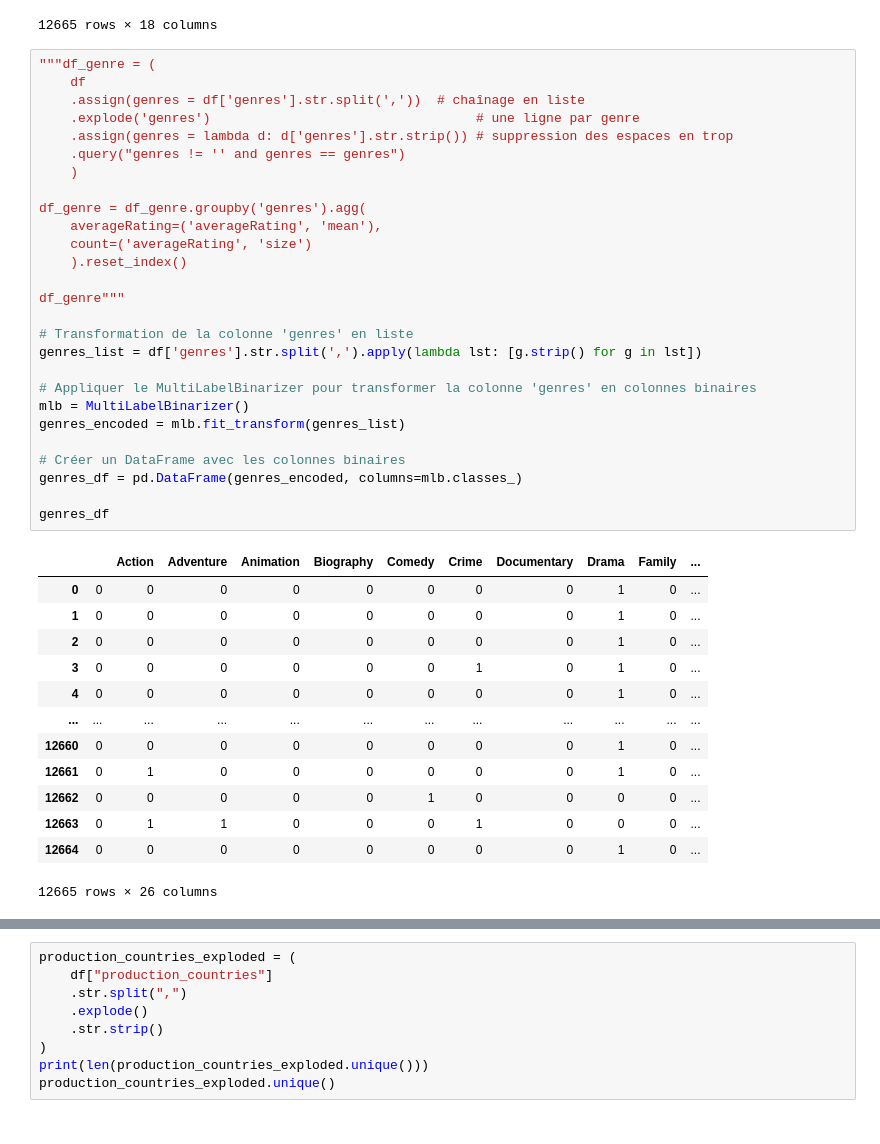
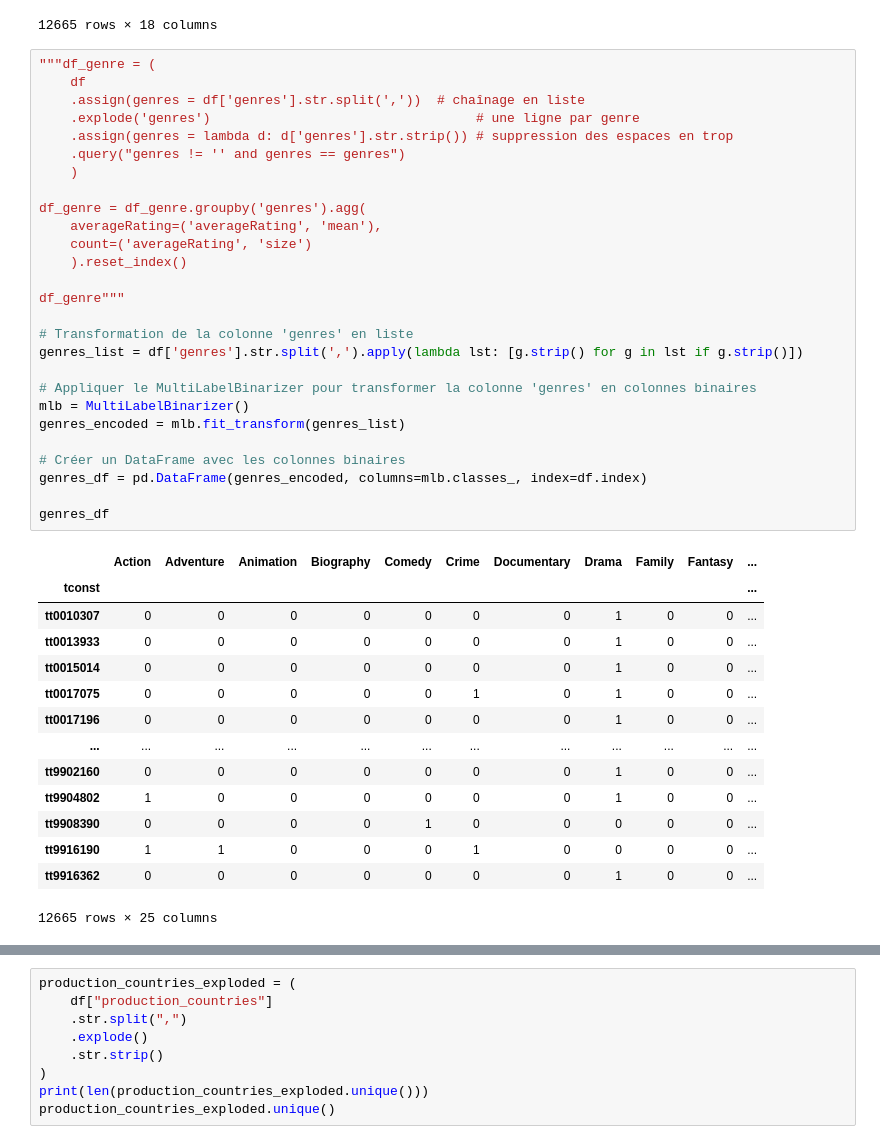
Before and after one commit to Idumii/WildCodeSchool-Projet2, a Jupyter notebook: machineLearning/ml.ipynb, the cells around one changed output, grey strips where cells are left out. Saved outputs shown, nothing was run; the diff lists cells and outputs as text.

Commit message:
Suppression de la colonne vide des genres

```diff
--- a/machineLearning/ml.ipynb
+++ b/machineLearning/ml.ipynb
@@ -54,44 +54,45 @@ df
 # %%
 """df_genre = (
     df
     .assign(genres = df['genres'].str.split(','))  # chaînage en liste
     .explode('genres')                                  # une ligne par genre
     .assign(genres = lambda d: d['genres'].str.strip()) # suppression des espaces en trop
     .query("genres != '' and genres == genres")
     )
 
 df_genre = df_genre.groupby('genres').agg(
     averageRating=('averageRating', 'mean'),
     count=('averageRating', 'size')
     ).reset_index()
 
 df_genre"""
 
 # Transformation de la colonne 'genres' en liste
-genres_list = df['genres'].str.split(',').apply(lambda lst: [g.strip() for g in lst])
+genres_list = df['genres'].str.split(',').apply(lambda lst: [g.strip() for g in lst if g.strip()])
 
 # Appliquer le MultiLabelBinarizer pour transformer la colonne 'genres' en colonnes binaires
 mlb = MultiLabelBinarizer()
 genres_encoded = mlb.fit_transform(genres_list)
 
 # Créer un DataFrame avec les colonnes binaires
-genres_df = pd.DataFrame(genres_encoded, columns=mlb.classes_)
+genres_df = pd.DataFrame(genres_encoded, columns=mlb.classes_, index=df.index)
 
 genres_df
 # %% [output]
-|  |  | Action | Adventure | Animation | Biography | Comedy | Crime | Documentary | Drama | Family | ... |
-| 0 | 0 | 0 | 0 | 0 | 0 | 0 | 0 | 0 | 1 | 0 | ... |
-| 1 | 0 | 0 | 0 | 0 | 0 | 0 | 0 | 0 | 1 | 0 | ... |
-| 2 | 0 | 0 | 0 | 0 | 0 | 0 | 0 | 0 | 1 | 0 | ... |
-| 3 | 0 | 0 | 0 | 0 | 0 | 0 | 1 | 0 | 1 | 0 | ... |
-| 4 | 0 | 0 | 0 | 0 | 0 | 0 | 0 | 0 | 1 | 0 | ... |
+|  | Action | Adventure | Animation | Biography | Comedy | Crime | Documentary | Drama | Family | Fantasy | ... |
+| tconst |  |  |  |  |  |  |  |  |  |  | ... |
+| tt0010307 | 0 | 0 | 0 | 0 | 0 | 0 | 0 | 1 | 0 | 0 | ... |
+| tt0013933 | 0 | 0 | 0 | 0 | 0 | 0 | 0 | 1 | 0 | 0 | ... |
+| tt0015014 | 0 | 0 | 0 | 0 | 0 | 0 | 0 | 1 | 0 | 0 | ... |
+| tt0017075 | 0 | 0 | 0 | 0 | 0 | 1 | 0 | 1 | 0 | 0 | ... |
+| tt0017196 | 0 | 0 | 0 | 0 | 0 | 0 | 0 | 1 | 0 | 0 | ... |
 | ... | ... | ... | ... | ... | ... | ... | ... | ... | ... | ... | ... |
-| 12660 | 0 | 0 | 0 | 0 | 0 | 0 | 0 | 0 | 1 | 0 | ... |
-| 12661 | 0 | 1 | 0 | 0 | 0 | 0 | 0 | 0 | 1 | 0 | ... |
-| 12662 | 0 | 0 | 0 | 0 | 0 | 1 | 0 | 0 | 0 | 0 | ... |
-| 12663 | 0 | 1 | 1 | 0 | 0 | 0 | 1 | 0 | 0 | 0 | ... |
-| 12664 | 0 | 0 | 0 | 0 | 0 | 0 | 0 | 0 | 1 | 0 | ... |
+| tt9902160 | 0 | 0 | 0 | 0 | 0 | 0 | 0 | 1 | 0 | 0 | ... |
+| tt9904802 | 1 | 0 | 0 | 0 | 0 | 0 | 0 | 1 | 0 | 0 | ... |
+| tt9908390 | 0 | 0 | 0 | 0 | 1 | 0 | 0 | 0 | 0 | 0 | ... |
+| tt9916190 | 1 | 1 | 0 | 0 | 0 | 1 | 0 | 0 | 0 | 0 | ... |
+| tt9916362 | 0 | 0 | 0 | 0 | 0 | 0 | 0 | 1 | 0 | 0 | ... |
-12665 rows × 26 columns
+12665 rows × 25 columns
 # %%
 # Concatener le DataFrame original avec le DataFrame des genres binaires
 df_with_genres = pd.concat([df, genres_df], axis=1)
```
Also changed, not shown: parts of 1 cell of this notebook.
